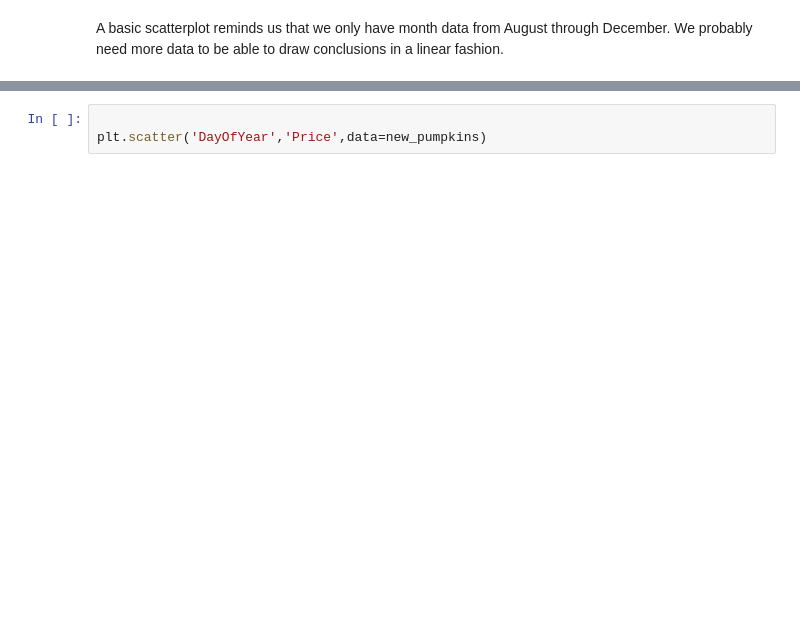
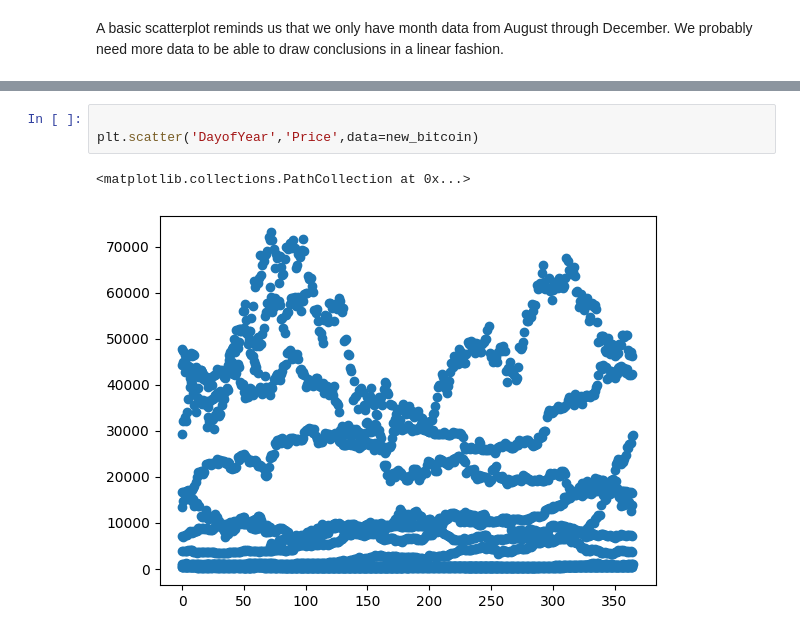
Before and after one commit to br0nke/ML-For-Beginners, a Jupyter notebook: 2-Regression/3-Linear/notebook.ipynb, the cells around one changed output, grey strips where cells are left out. Cells and saved outputs as stored; diff of their text form; blank space fills up the shorter version.

```diff
--- a/2-Regression/3-Linear/notebook.ipynb
+++ b/2-Regression/3-Linear/notebook.ipynb
@@ -61,3 +66,6 @@ plt.scatter('Month','Price',data=new_bitcoin)
 # %%
 
-plt.scatter('DayOfYear','Price',data=new_pumpkins)
+plt.scatter('DayofYear','Price',data=new_bitcoin)
+# %% [output]
+<matplotlib.collections.PathCollection at 0x...>
+[figure, added]
```
Also changed, not shown: parts of 11 cells of this notebook.
